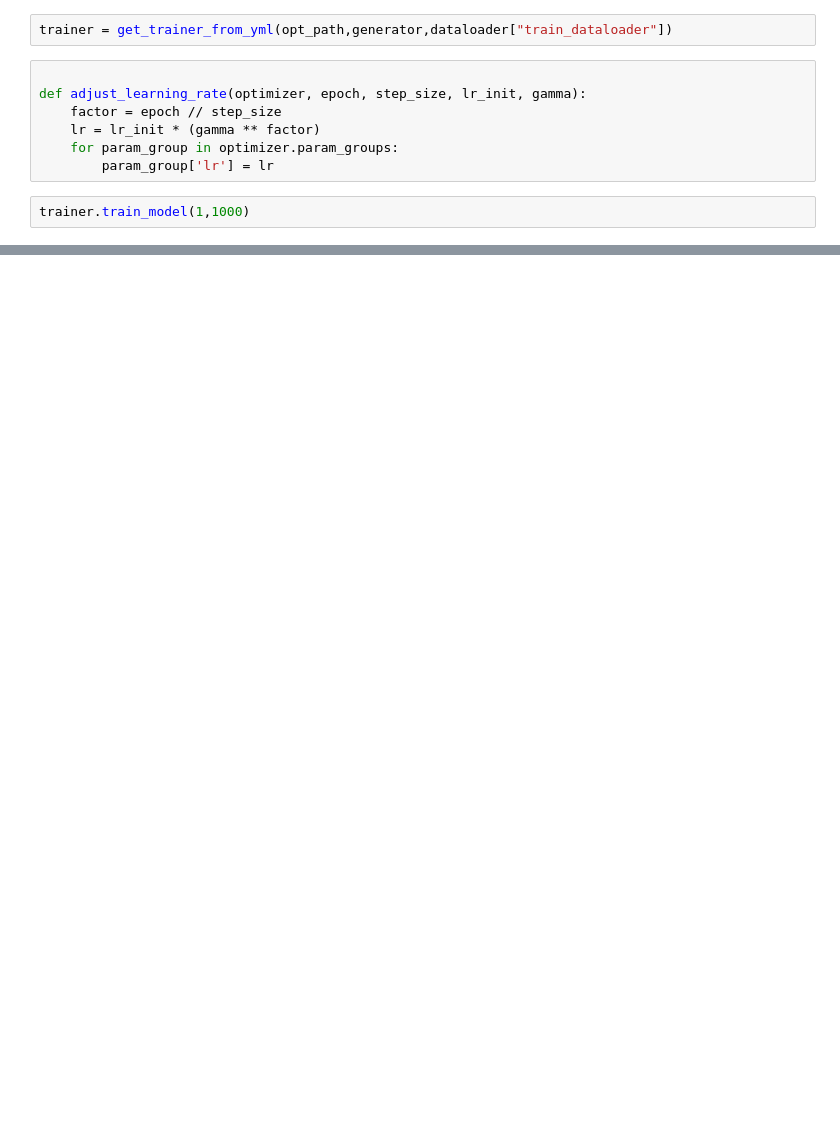
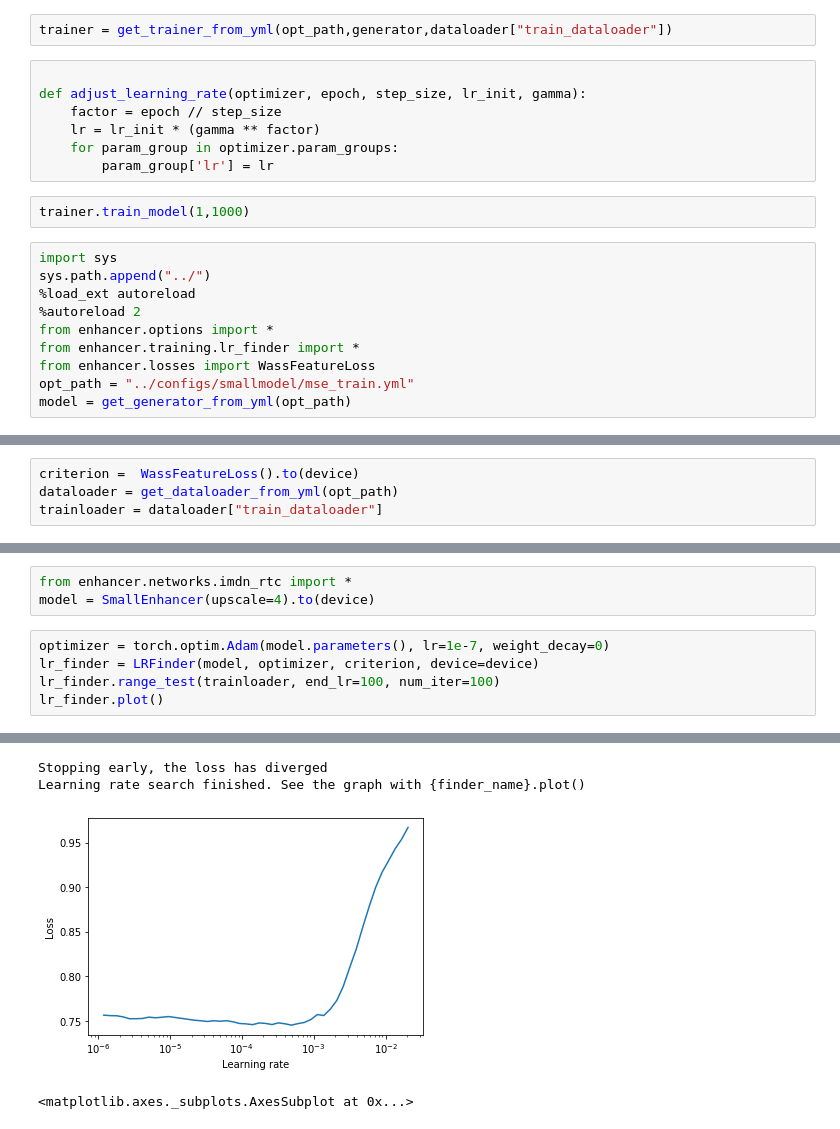
Before and after one commit to vinotharjun/pixelEnhancer, a Jupyter notebook: playground/test_modules.ipynb, the cells around one changed output, grey strips where cells are left out. Drawn from its saved outputs; the diff is of its cells as text; blank space fills up the shorter version.

```diff
--- a/playground/test_modules.ipynb
+++ b/playground/test_modules.ipynb
@@ -257,3 +247,13 @@ def adjust_learning_rate(optimizer, epoch, step_size, lr_init, gamma):
         param_group['lr'] = lr
 # %%
 trainer.train_model(1,1000)
+# %%
+import sys
+sys.path.append("../")
+%load_ext autoreload
+%autoreload 2
+from enhancer.options import *
+from enhancer.training.lr_finder import *
+from enhancer.losses import WassFeatureLoss
+opt_path = "../configs/smallmodel/mse_train.yml"
+model = get_generator_from_yml(opt_path)
@@ -259,0 +263,4 @@ trainer.train_model(1,1000)
+# %%
+criterion =  WassFeatureLoss().to(device)
+dataloader = get_dataloader_from_yml(opt_path)
+trainloader = dataloader["train_dataloader"]
@@ -259,0 +284,9 @@ trainer.train_model(1,1000)
+# %%
+from enhancer.networks.imdn_rtc import *
+model = SmallEnhancer(upscale=4).to(device)
+# %%
+optimizer = torch.optim.Adam(model.parameters(), lr=1e-7, weight_decay=0)
+lr_finder = LRFinder(model, optimizer, criterion, device=device)
+lr_finder.range_test(trainloader, end_lr=100, num_iter=100)
+lr_finder.plot()
+# %% [output]
@@ -259,0 +294,4 @@ trainer.train_model(1,1000)
+Stopping early, the loss has diverged
+Learning rate search finished. See the graph with {finder_name}.plot()
+[figure, added]
+<matplotlib.axes._subplots.AxesSubplot at 0x...>
```
Also changed, not shown: parts of 16 cells of this notebook, 41 other files.
